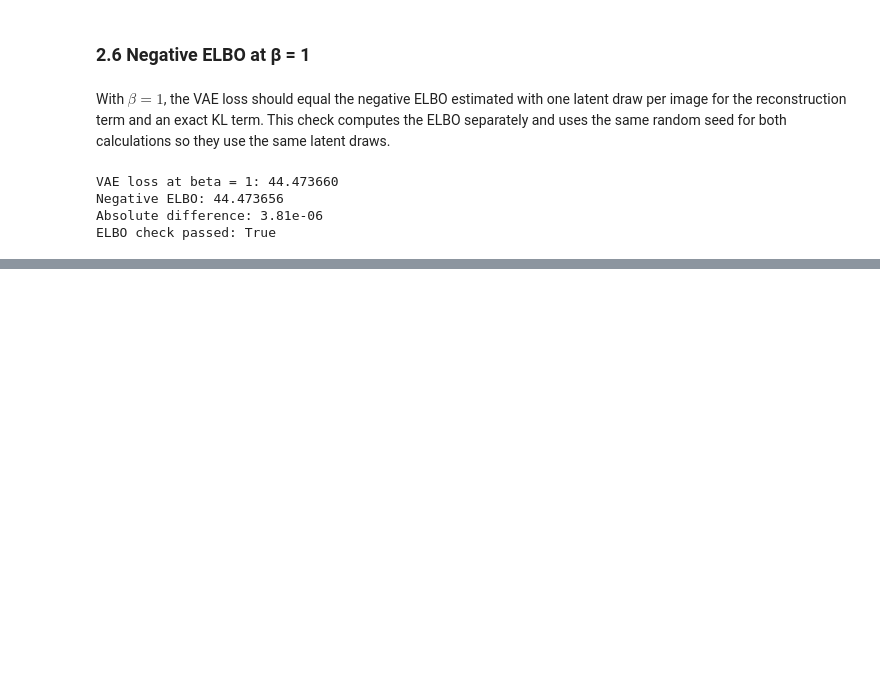
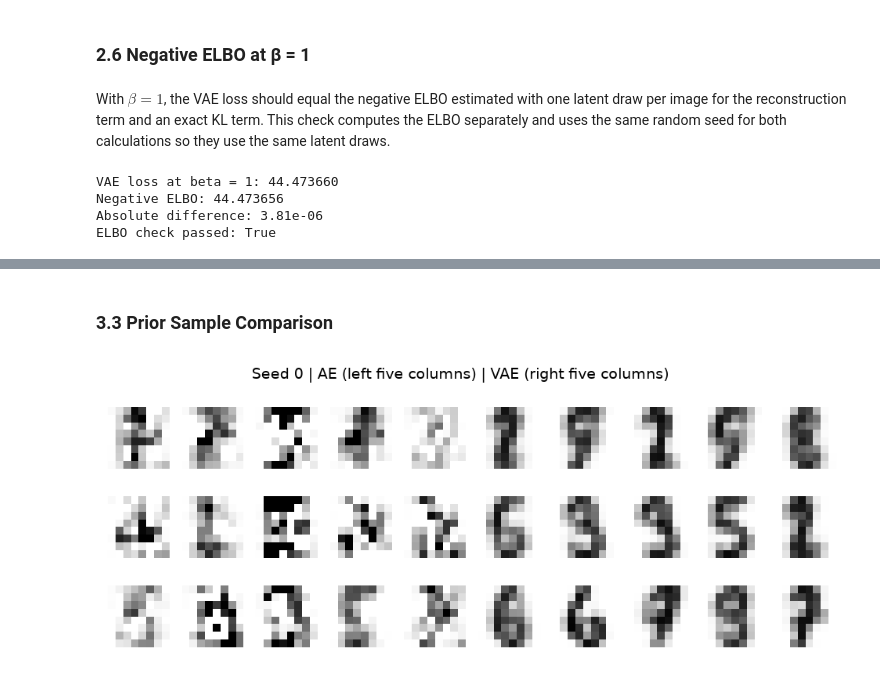
Before and after one commit to dancmartin11/aigc-5500-lab-07-latent-spaces, a Jupyter notebook: daniel_alejandro_castillo_martin_LAB7.ipynb, the cells around one changed output, grey strips where cells are left out. Cells and saved outputs as stored; diff of their text form; code cells hidden in the pictures; blank space fills up the shorter version.

Commit message:
2026-11-14 - Compare autoencoder and VAE across three seeds.

```diff
--- a/daniel_alejandro_castillo_martin_LAB7.ipynb
+++ b/daniel_alejandro_castillo_martin_LAB7.ipynb
@@ -183,0 +226,23 @@ ELBO check passed: True
+# %%
+# Train the feature network
+feature_net = S.train_feature_net(x_train, y_train, seed = 0)
+feature_net.eval()
+# Get the test features
+test_features = S.get_features(feature_net, x_test)
+
+matched_results = {}
+print('Seed | Model | Test MSE | Frechet | Precision | Recall | Nearest train')
+
+# Evaluate the matched models for each seed
+for seed, (ae, vae) in matched_models.items():
+    # Evaluate the matched models for the current seed
+    matched_results[seed] = evaluate_matched_models(ae, vae, x_train, x_test, feature_net, test_features, seed = seed)
+    # Print the results for the current seed
+    for name, result in matched_results[seed].items():
+        print(f'{seed} | {name} | {result["test_mse"]:.5f} | 'f'{result["frechet"]:.3f} | {result["precision"]:.3f} | ' f'{result["recall"]:.3f} | {result["nearest_train"]:.3f}')
+# Print the results for the training code standard deviations by latent dimension
+print('\nTraining code standard deviations by latent dimension')
+for seed, results in matched_results.items():
+    for name, result in results.items():
+        spread = ', '.join(f'{value:.3f}' for value in result['code_std'])
+        print(f'Seed {seed} | {name}: [{spread}]')
@@ -183,0 +265,20 @@ ELBO check passed: True
+# %% [markdown]
+### 3.3 Prior Sample Comparison
+# %%
+# Define the figure directory
+figure_dir = Path('output/figures')
+figure_dir.mkdir(parents = True, exist_ok = True)
+figure_path = figure_dir / 'ae_vs_vae_prior_samples.png'
+
+# Display five AE samples on the left and the corresponding VAE samples on the right
+ae_samples = matched_results[0]['AE']['samples'][:15].reshape(3, 5, INPUT_DIM)
+vae_samples = matched_results[0]['VAE']['samples'][:15].reshape(3, 5, INPUT_DIM)
+sample_grid = torch.cat((ae_samples, vae_samples), dim = 1).reshape(-1, INPUT_DIM)
+
+# Save the grid
+S.save_grid(sample_grid, figure_path, ncols = 10, title = 'Seed 0 | AE (left five columns) | VAE (right five columns)')
+
+# Display the image
+Image(filename = str(figure_path))
+# %% [output]
+[figure, added]
```
Also changed, not shown: parts of 9 cells of this notebook, 3 other files.
